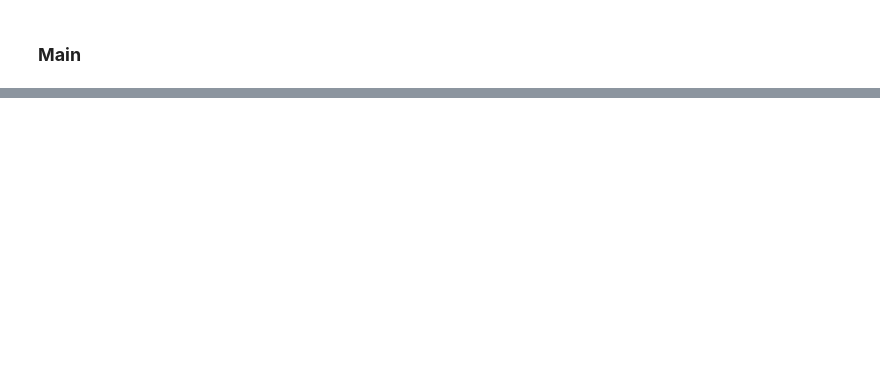
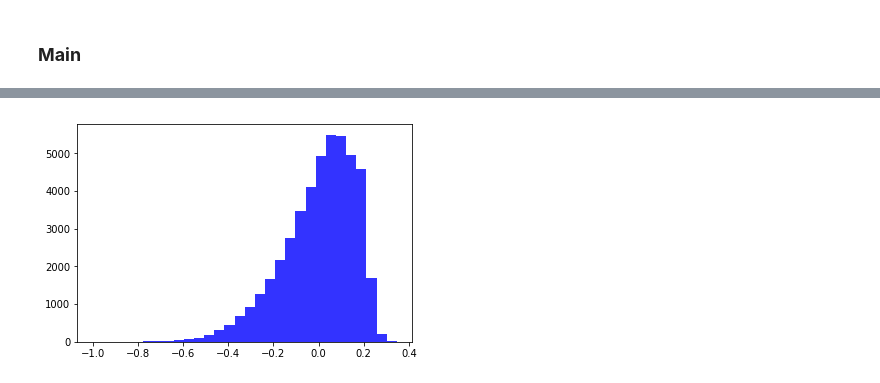
Before and after one commit to shuaigezhu/starDist, a Jupyter notebook: starDist.ipynb, the cells around one changed output, grey strips where cells are left out. Saved outputs shown, nothing was run; the diff lists cells and outputs as text; code cells hidden in the pictures; blank space fills up the shorter version.

Commit message:
visualization updated

```diff
--- a/starDist.ipynb
+++ b/starDist.ipynb
@@ -821,0 +803,36 @@ def context_target_split(x, y, num_context, num_extra_target):
+# %%
+
+def np_test(test_data_loader,neuralprocess, test_parallax_error):
+
+  #return:  x:data y:label mu:predicted label sigma: sigma
+  #return type: numpy array(size, 1)
+  count = 0
+  ratio = 0.5
+  for batch in test_data_loader:
+    count +=1
+    x, y = batch
+    context_num = int(ratio*x.shape[1])
+
+    locations = np.random.choice(x.shape[1],
+                                 size=x.shape[1],
+                                 replace=False)
+    #random order
+    x = x[:,locations,:]
+    y = y[:,locations,:]
+
+    #test parallax error
+    tpe= test_parallax_error[locations,:]
+    #first context_num are context points
+    p_y_pred = neuralprocess.forward(x[:,:context_num,:], y[:,:context_num:], x)
+    #p_y_pred = neuralprocess.forward(x, y, x)
+
+    sigma = np.array(p_y_pred.stddev.detach()[0])
+    mu = p_y_pred.loc.detach()
+    print(y)
+    print(mu)
+    #do not return context points
+  return np.array(x[0][context_num:]), np.array(y[0][context_num:]), np.array(mu[0][context_num:]), sigma[context_num:], tpe[context_num:]
+
+neuralprocess.training = False
+np_test(test_data_loader, neuralprocess, test_parallax_error)
+print()
@@ -879,0 +1112,6 @@ Epoch: 29, Avg_loss: -80.43914855957031
+# %%
+#histogram of magnitude
+num_bins = 30
+n, bins, patches = plt.hist(ls_mag, num_bins, facecolor='blue', alpha=0.8)
+# %% [output]
+[figure, added]
```
Also changed, not shown: parts of 21 cells of this notebook.
